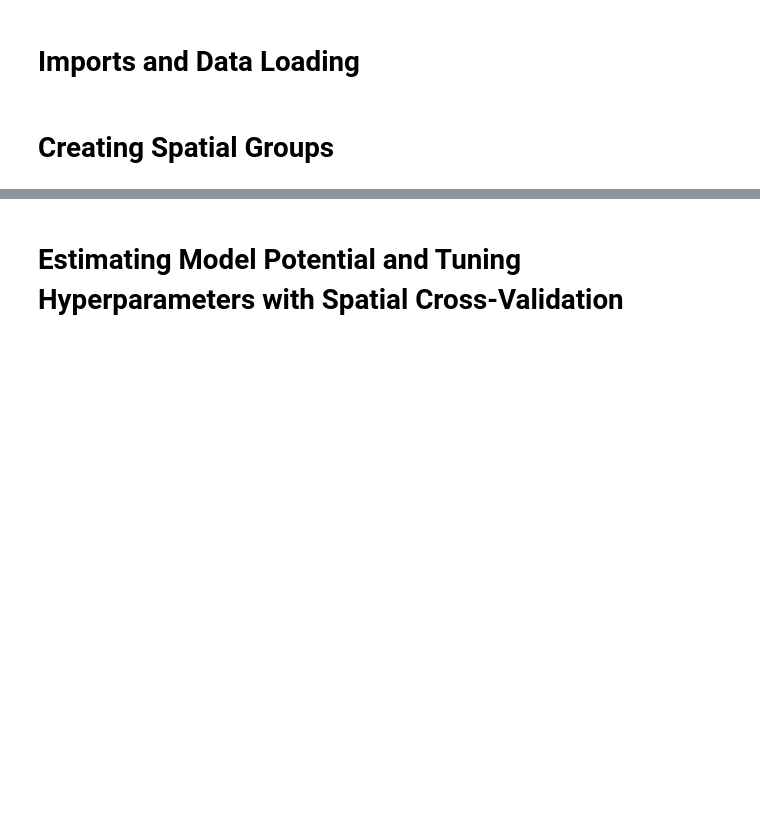
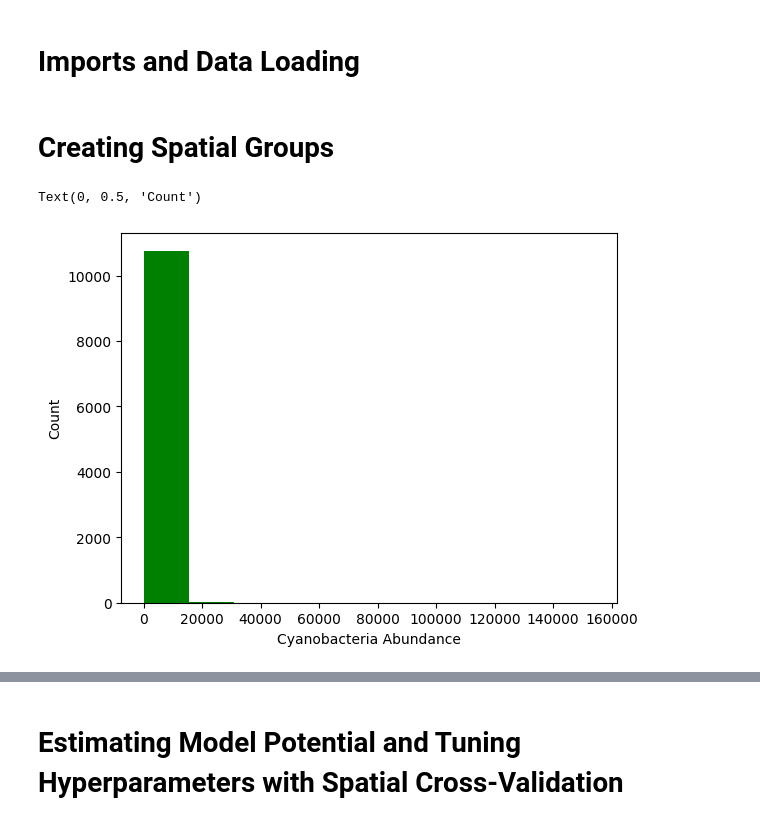
Before and after one commit to iwrobleski04/mlcc-final-project, a Jupyter notebook: regression/regressors.ipynb, the cells around one changed output, grey strips where cells are left out. Cells and saved outputs as stored; diff of their text form; code cells hidden in the pictures; blank space fills up the shorter version.

```diff
--- a/regression/regressors.ipynb
+++ b/regression/regressors.ipynb
@@ -29,0 +30,7 @@ df['day_of_yr'] = df['caml_sample_date'].dt.dayofyear
+# %%
+plt.hist(df["cyanobacteria_abundance"], color="green")
+plt.xlabel("Cyanobacteria Abundance")
+plt.ylabel("Count")
+# %% [output]
+Text(0, 0.5, 'Count')
+[figure, added]
```
Also changed, not shown: parts of 34 cells of this notebook, 9 other files.
